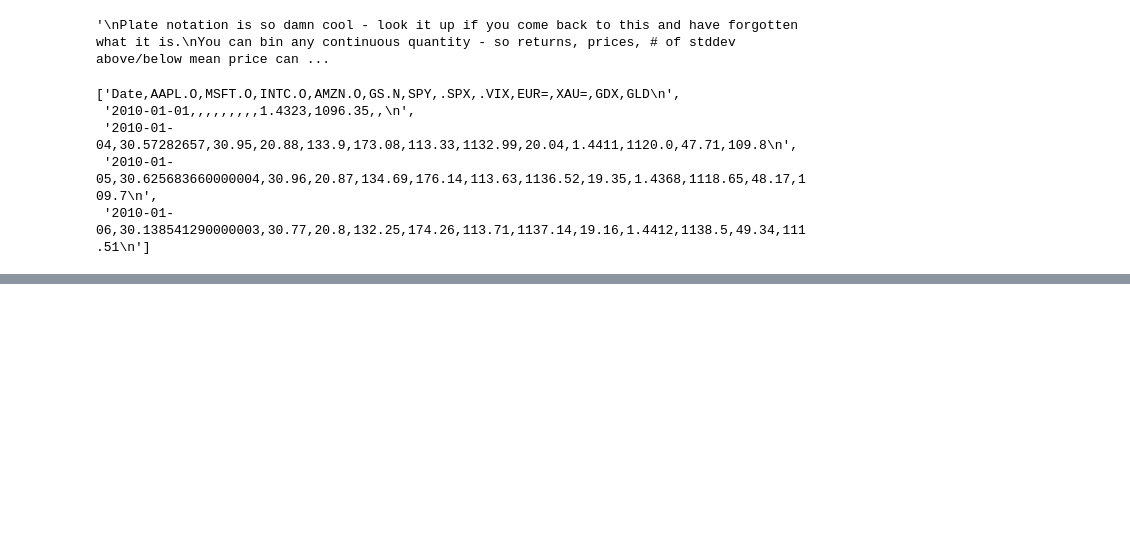
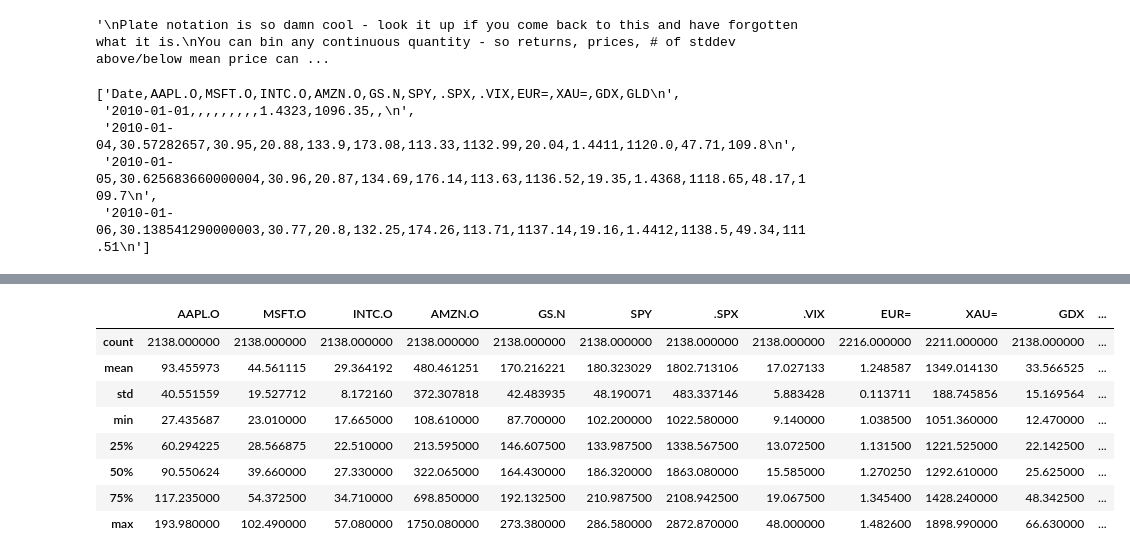
Before and after one commit to thomasmurphycodes/PythonForFinance, a Jupyter notebook: notebooks/Chapter 8 - Financial Time Series.ipynb, the cells around one changed output, grey strips where cells are left out. Cells and saved outputs as stored; diff of their text form; code cells hidden in the pictures; blank space fills up the shorter version.

```diff
--- a/notebooks/Chapter 8 - Financial Time Series.ipynb
+++ b/notebooks/Chapter 8 - Financial Time Series.ipynb
@@ -42,0 +54,12 @@ f.readlines()[:5] # Header and first four lines
+# %%
+data.describe()
+# %% [output]
+|  | AAPL.O | MSFT.O | INTC.O | AMZN.O | GS.N | SPY | .SPX | .VIX | EUR= | XAU= | GDX | ... |
+| count | 2138.000000 | 2138.000000 | 2138.000000 | 2138.000000 | 2138.000000 | 2138.000000 | 2138.000000 | 2138.000000 | 2216.000000 | 2211.000000 | 2138.000000 | ... |
+| mean | 93.455973 | 44.561115 | 29.364192 | 480.461251 | 170.216221 | 180.323029 | 1802.713106 | 17.027133 | 1.248587 | 1349.014130 | 33.566525 | ... |
+| std | 40.551559 | 19.527712 | 8.172160 | 372.307818 | 42.483935 | 48.190071 | 483.337146 | 5.883428 | 0.113711 | 188.745856 | 15.169564 | ... |
+| min | 27.435687 | 23.010000 | 17.665000 | 108.610000 | 87.700000 | 102.200000 | 1022.580000 | 9.140000 | 1.038500 | 1051.360000 | 12.470000 | ... |
+| 25% | 60.294225 | 28.566875 | 22.510000 | 213.595000 | 146.607500 | 133.987500 | 1338.567500 | 13.072500 | 1.131500 | 1221.525000 | 22.142500 | ... |
+| 50% | 90.550624 | 39.660000 | 27.330000 | 322.065000 | 164.430000 | 186.320000 | 1863.080000 | 15.585000 | 1.270250 | 1292.610000 | 25.625000 | ... |
+| 75% | 117.235000 | 54.372500 | 34.710000 | 698.850000 | 192.132500 | 210.987500 | 2108.942500 | 19.067500 | 1.345400 | 1428.240000 | 48.342500 | ... |
+| max | 193.980000 | 102.490000 | 57.080000 | 1750.080000 | 273.380000 | 286.580000 | 2872.870000 | 48.000000 | 1.482600 | 1898.990000 | 66.630000 | ... |
```
Also changed, not shown: parts of 9 cells of this notebook.
